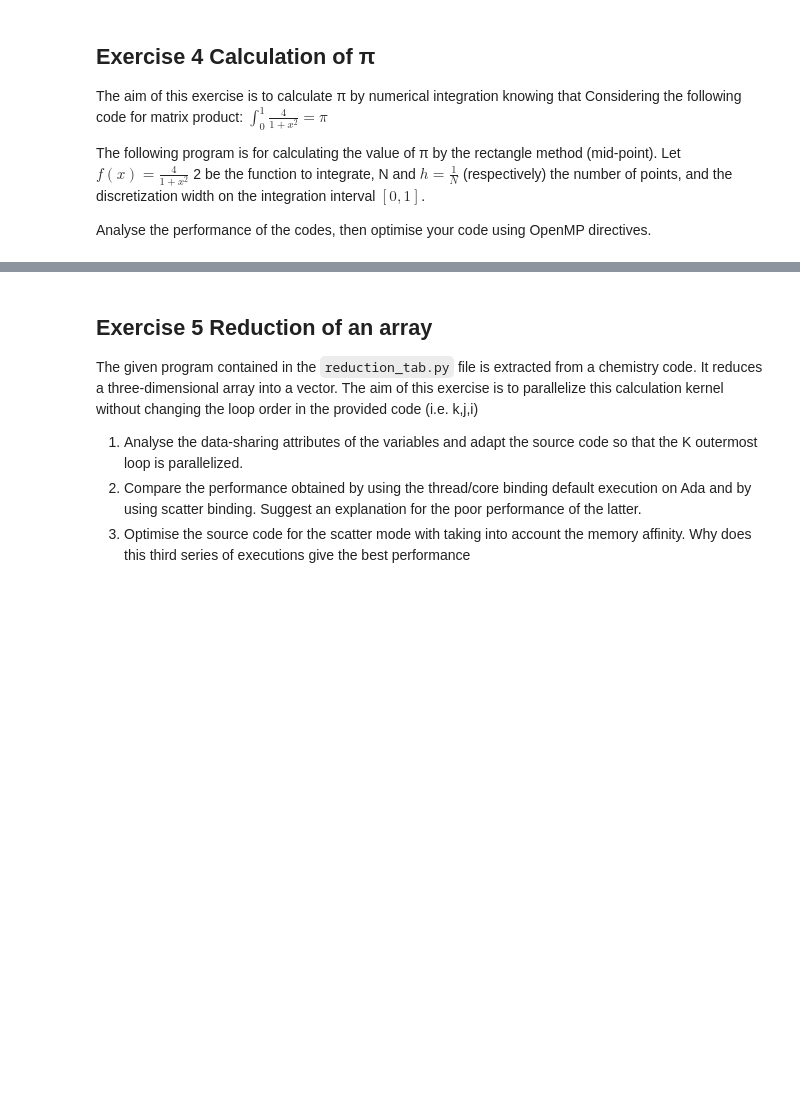
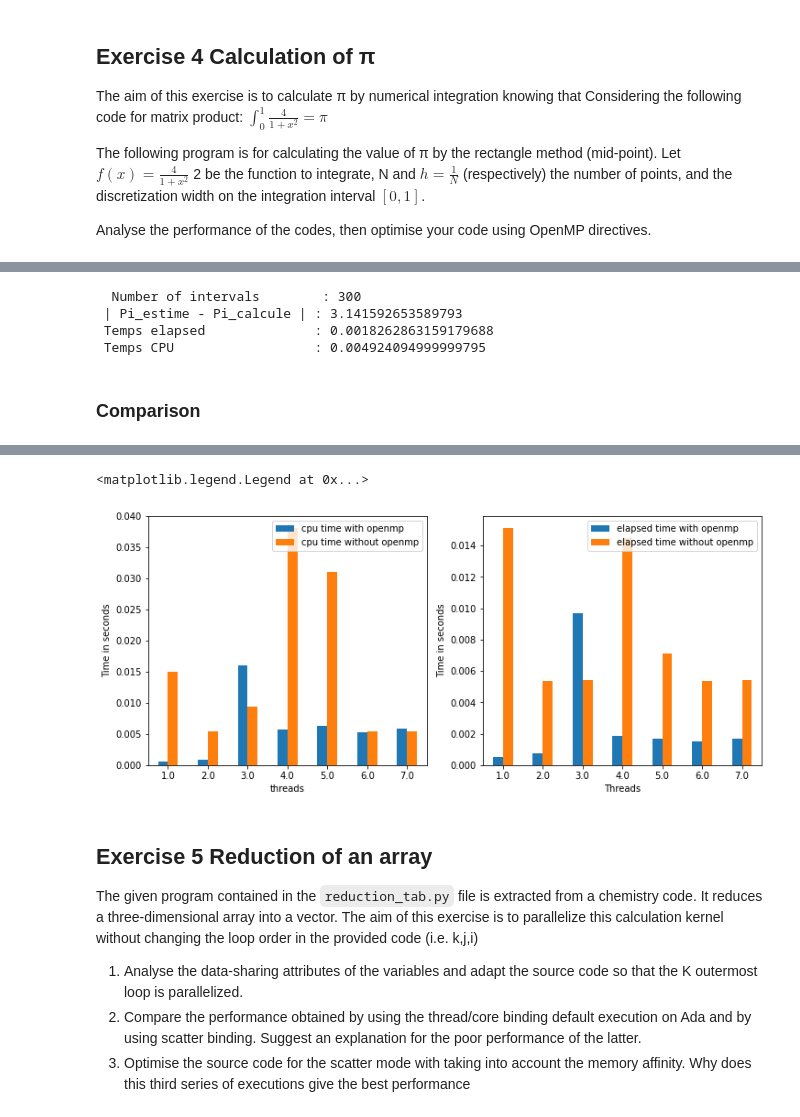
Before and after one commit to pierjosvins/Al-Khwarizmi-HPC-Programming, a Jupyter notebook: day03/assignments/openmp-pyccel_assign.ipynb, the cells around one changed output, grey strips where cells are left out. Saved outputs shown, nothing was run; the diff lists cells and outputs as text; code cells hidden in the pictures; blank space fills up the shorter version.

```diff
--- a/day03/assignments/openmp-pyccel_assign.ipynb
+++ b/day03/assignments/openmp-pyccel_assign.ipynb
@@ -253,8 +758,8 @@ if __name__ == '__main__':
     t_elapsed_0 = time.time()    # Wall time
 
     # -------------------- computing ------------------
-
-    Pi_calc = pyc_pi.pi(n, h)
+    nb_tasks = 4
+    Pi_calc = pyc_pi.pi_openmp(n, h, nb_tasks)
 
     # ------------------ End computing ----------------
 
@@ -272,8 +777,66 @@ if __name__ == '__main__':
 
     # Print result
     print(
-      "   Number of intervals        :", n,         "\n",
-	  "   | Pi_estime - Pi_calcule | :", deviat,    "\n",
-	  "   Temps elapsed              :", t_elapsed, "\n",
-	  "   Temps CPU                  :", tcpu,      "\n",
+      "\n"
+      "  Number of intervals        :", n,         "\n",
+      "| Pi_estime - Pi_calcule | :", deviat,    "\n",
+      "Temps elapsed              :", t_elapsed, "\n",
+      "Temps CPU                  :", tcpu,      "\n",
     )
+# %% [output]
+  Number of intervals        : 300
+ | Pi_estime - Pi_calcule | : 3.141592653589793
+ Temps elapsed              : 0.0018262863159179688
+ Temps CPU                  : 0.004924094999999795
+# %% [markdown]
+### Comparison
+# %%
+# Let's create dataframe which will contain results based on number of threads
+results_df = pd.DataFrame(columns=["threads", "cpu time with openmp", "elapsed time with openmp", "cpu time without openmp", "elapsed time without openmp"])
+
+n = 300
+h = 1./n
+import pi
+for thread in range(1, 8):
+
+    cpu_start_time = time.process_time()
+    elapsed_start_time = time.time()
+
+    Pi_calc = pi.pi(n, h)
+
+    cpu_end_time = time.process_time()
+    elapsed_end_time = time.time()
+
+    cpu_without_openmp = cpu_end_time - cpu_start_time
+    elapsed_without_openmp = elapsed_end_time - elapsed_start_time
+
+    pyc_pi = epyccel(pi, language='c', accelerators=['openmp'])
+
+    cpu_start_time = time.process_time()
+    elapsed_start_time = time.time()
+
+    Pi_calc = pyc_pi.pi_openmp(n, h, thread)
+
+    cpu_end_time = time.process_time()
+    elapsed_end_time = time.time()
+
+    index = len(results_df)
+    results_df.loc[index] = [thread, cpu_end_time - cpu_start_time, elapsed_end_time - elapsed_start_time, cpu_without_openmp, elapsed_without_openmp]
+
+
+print(" ")
+results_df.set_index('threads', inplace=True)
+
+# Let's plot results
+display(results_df)
+
+fig, (ax, ax2) = plt.subplots(ncols=2, figsize=(12, 5))
+results_df[["cpu time with openmp", "cpu time without openmp"]].plot.bar(rot=0, ax=ax)
+results_df[["elapsed time with openmp", "elapsed time without openmp"]].plot.bar(rot=0, ax=ax2)
+
+plt.xlabel("Threads")
+ax.set_ylabel("Time in seconds")
+ax2.set_ylabel("Time in seconds")
+
+plt.legend()
+# %% [output]
@@ -280,3 +852,5 @@ if __name__ == '__main__':
+<matplotlib.legend.Legend at 0x...>
+[figure, added]
 # %% [markdown]
 ## Exercise 5 Reduction of an array
 
```
Also changed, not shown: parts of 29 cells of this notebook, 7 other files.
